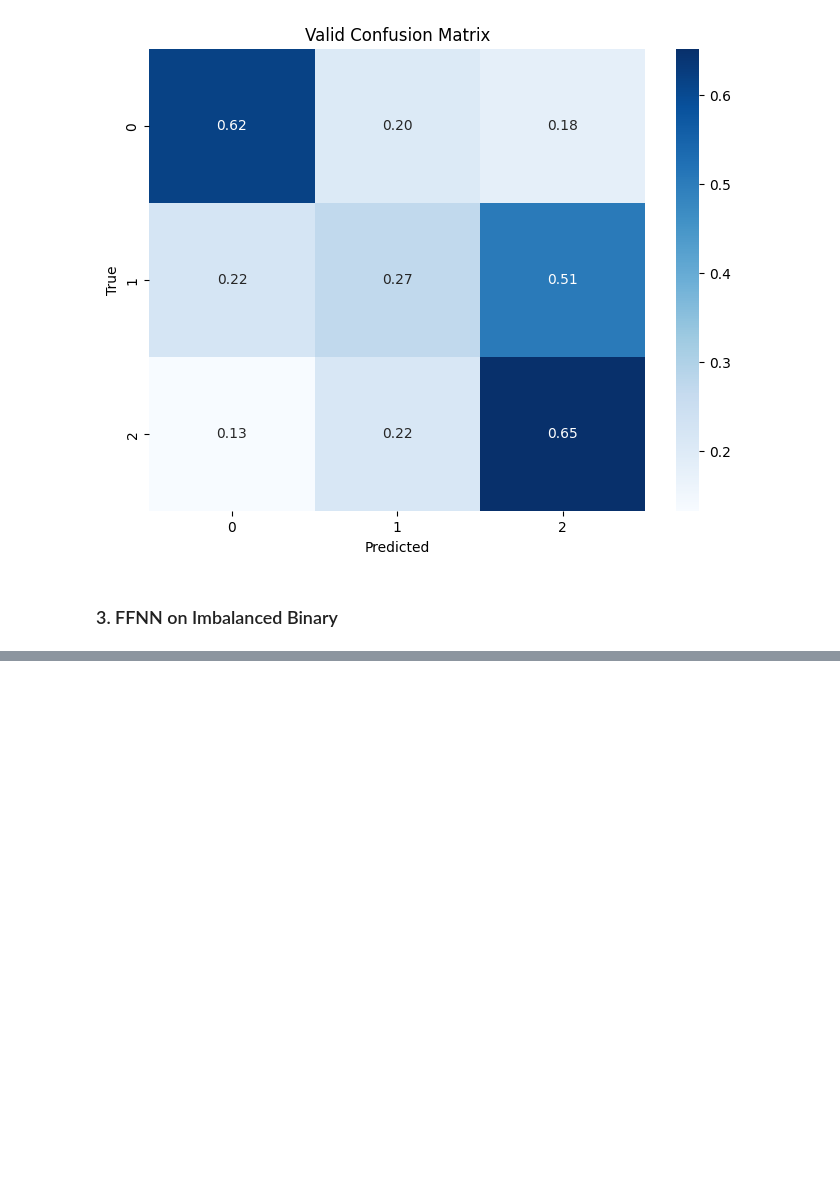
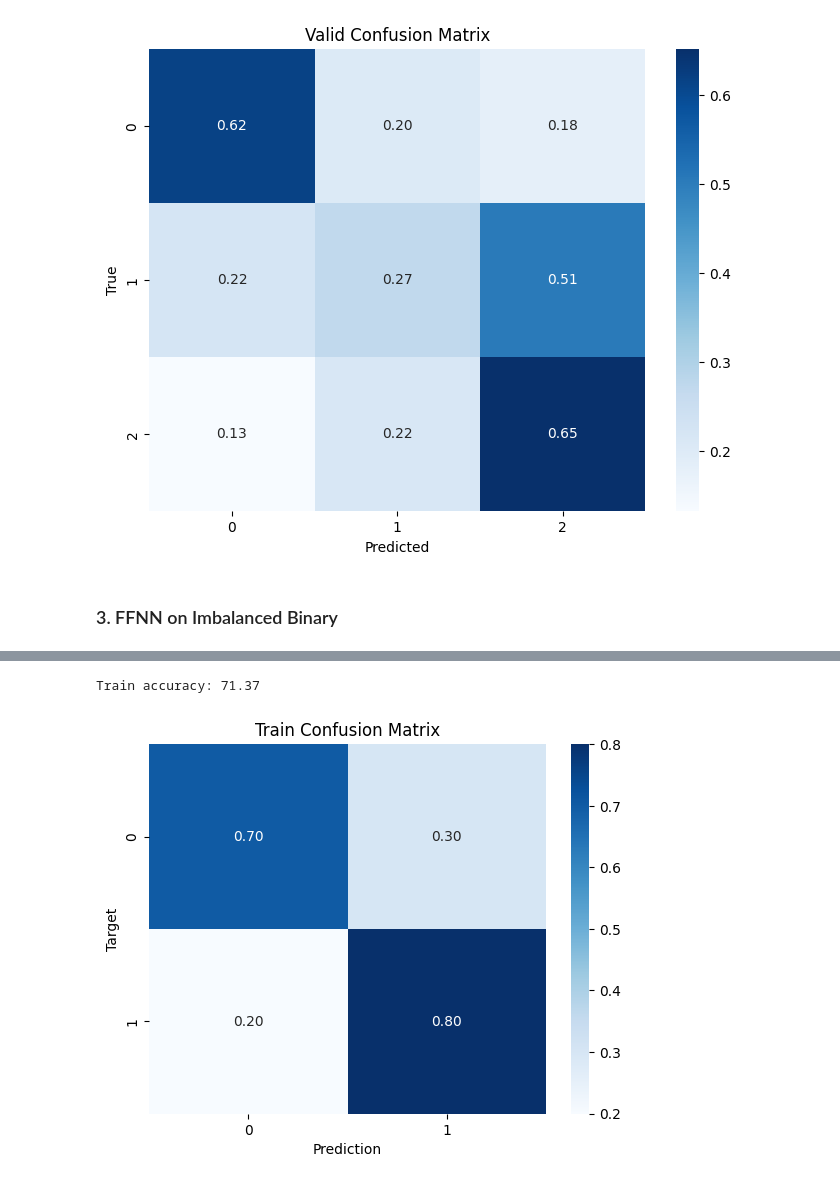
Before and after one commit to Panta-Rhei-LZ/DS-9000-Project-Data, a Jupyter notebook: Neural_Network.ipynb, the cells around one changed output, grey strips where cells are left out. Drawn from its saved outputs; the diff is of its cells as text; code cells hidden in the pictures; blank space fills up the shorter version.

```diff
--- a/Neural_Network.ipynb
+++ b/Neural_Network.ipynb
@@ -459,0 +527,26 @@ Valid accuracy: 61.51%
+# %%
+class FFNN_diabete_binary(nn.Module):
+
+    def __init__(self, num_features, num_classes):
+
+        super().__init__()
+
+        # Define dropout layer
+        self.dropout = nn.Dropout(0.25)
+
+        # Neural Network Architecture
+        self.dense1 = nn.Linear(in_features=num_features, out_features=64)
+        self.activation1 = nn.Softplus()
+        self.dense2 = nn.Linear(in_features=64, out_features=16)
+        self.activation2 = nn.Softplus()
+        self.dense3 = nn.Linear(in_features=16, out_features=1)
+        self.activation3 = nn.Sigmoid()
+
+    def forward(self, x):
+        x = self.activation1(self.dense1(x))
+        x = self.dropout(x)
+        x = self.activation2(self.dense2(x))
+        x = self.dropout(x)
+        x = self.activation3(self.dense3(x))
+
+        return x
@@ -459,0 +641,11 @@ Valid accuracy: 61.51%
+# %%
+# Predict and plot on the training data
+train_preds_binary = confusion_plot_binary(
+    model3,
+    X_train_diabetes_binary_tensor,
+    y_train_diabetes_binary,
+    'Train'
+)
+# %% [output]
+Train accuracy: 71.37
+[figure, added]
```
Also changed, not shown: parts of 19 cells of this notebook.
